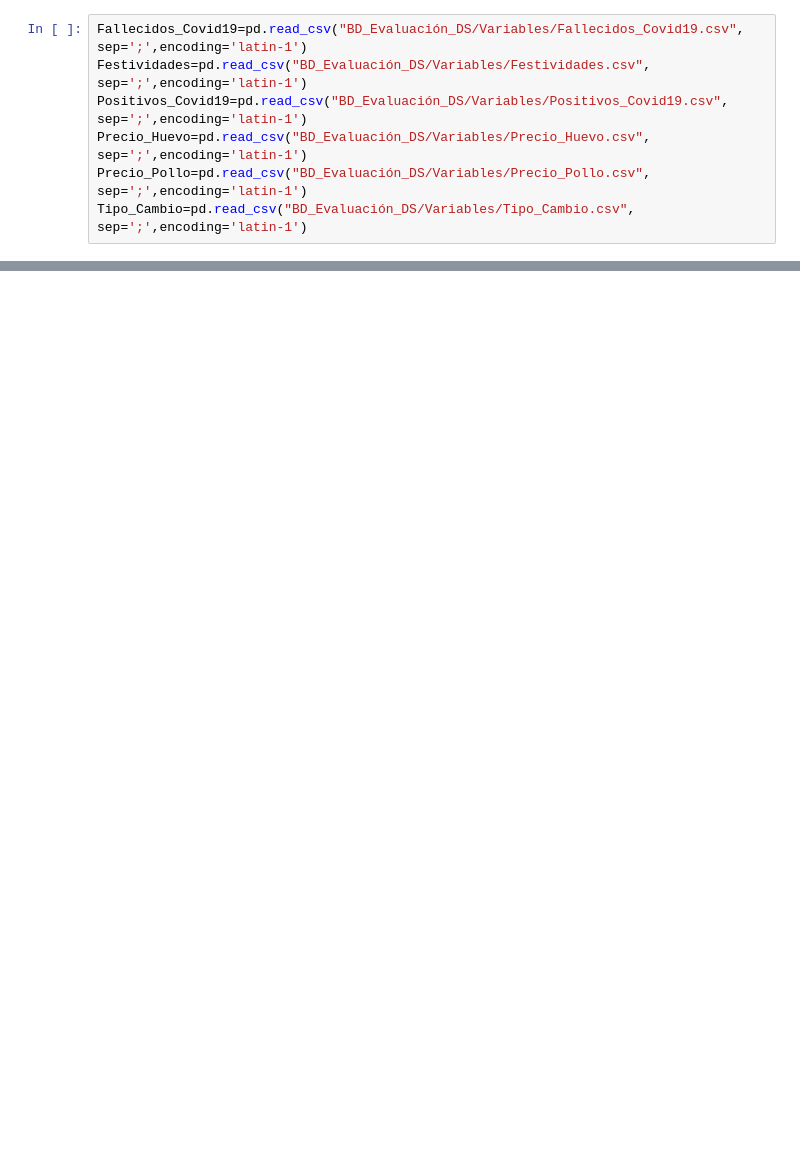
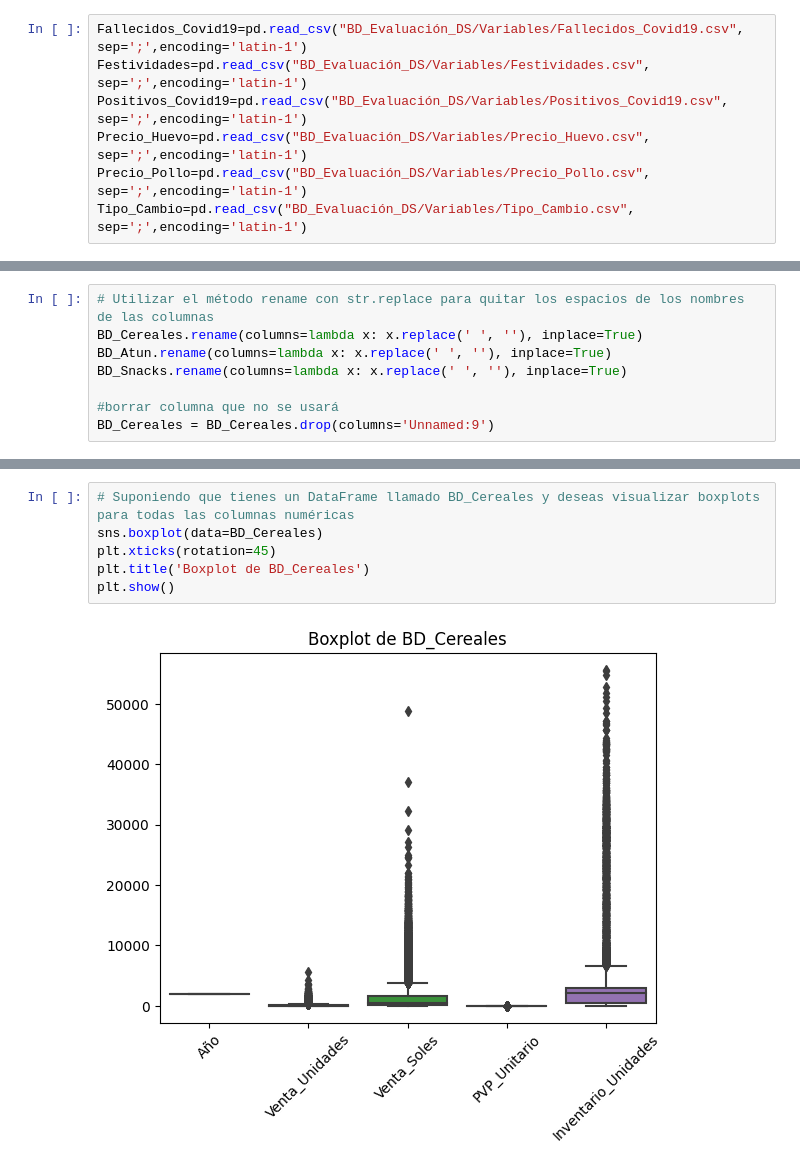
Before and after one commit to CARRILLOJARA96/Prueba_Tecnica_Yichang, a Jupyter notebook: PT_YICHANG.ipynb, the cells around one changed output, grey strips where cells are left out. Cells and saved outputs as stored; diff of their text form; blank space fills up the shorter version.

```diff
--- a/PT_YICHANG.ipynb
+++ b/PT_YICHANG.ipynb
@@ -81,0 +66,8 @@ BD_Atun
+# %%
+# Utilizar el método rename con str.replace para quitar los espacios de los nombres de las columnas
+BD_Cereales.rename(columns=lambda x: x.replace(' ', ''), inplace=True)
+BD_Atun.rename(columns=lambda x: x.replace(' ', ''), inplace=True)
+BD_Snacks.rename(columns=lambda x: x.replace(' ', ''), inplace=True)
+
+#borrar columna que no se usará
+BD_Cereales = BD_Cereales.drop(columns='Unnamed:9')
@@ -81,0 +170,8 @@ BD_Atun
+# %%
+# Suponiendo que tienes un DataFrame llamado BD_Cereales y deseas visualizar boxplots para todas las columnas numéricas
+sns.boxplot(data=BD_Cereales)
+plt.xticks(rotation=45)
+plt.title('Boxplot de BD_Cereales')
+plt.show()
+# %% [output]
+[figure, added]
```
Also changed, not shown: parts of 33 cells of this notebook, 1 other file.
